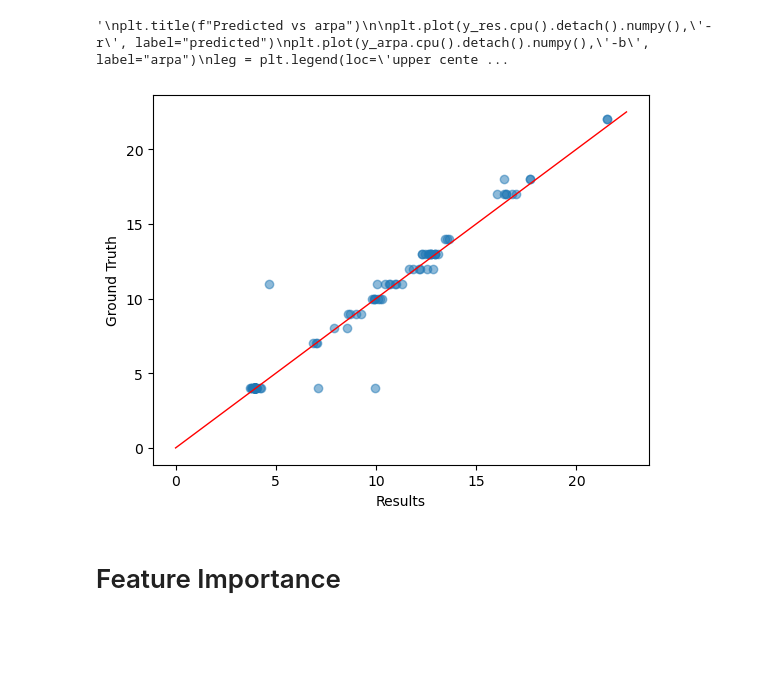
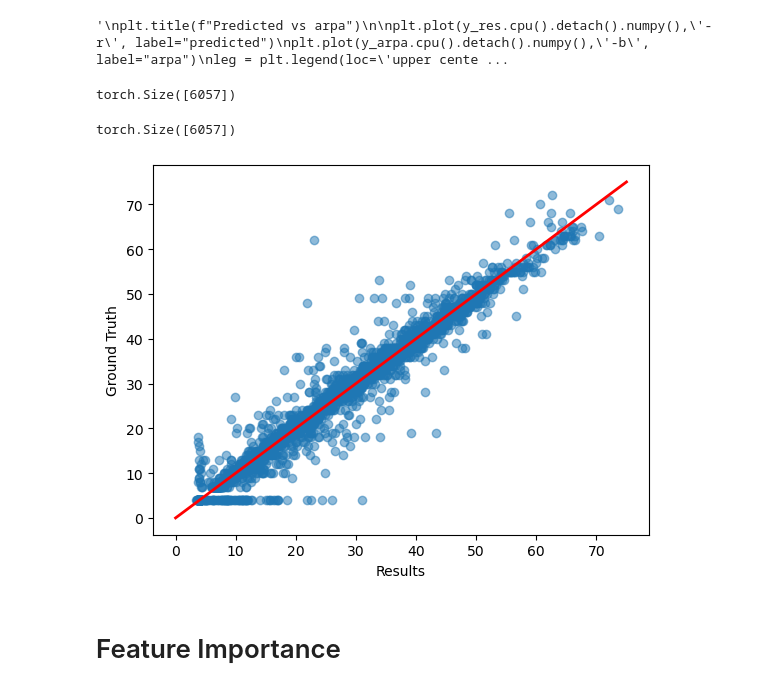
Before and after one commit to LeonardoZini/AirMLP, a Jupyter notebook: graph_mdpi.ipynb, the cells around one changed output. Drawn from its saved outputs; the diff is of its cells as text; code cells hidden in the pictures; blank space fills up the shorter version.

```diff
--- a/graph_mdpi.ipynb
+++ b/graph_mdpi.ipynb
@@ -85,9 +85,10 @@ model.eval()
 y_res = model(X_graph)
 #plot
 
+X_train, X_test, y_train, y_test = train_test_split(X,y,test_size=0.25)
 
 
-
+y_res_test = model(X_test)
 '''
 plt.title(f"Predicted vs arpa")
 
@@ -115,16 +116,24 @@ plt.show()
 '''
 # %% [output]
 '\nplt.title(f"Predicted vs arpa")\n\nplt.plot(y_res.cpu().detach().numpy(),\'-r\', label="predicted")\nplt.plot(y_arpa.cpu().detach().numpy(),\'-b\', label="arpa")\nleg = plt.legend(loc=\'upper cente ...
+# %%
+y_test.shape
+# %% [output]
+torch.Size([6057])
+# %%
+y_res_test[:,0].shape
+# %% [output]
+torch.Size([6057])
 # %%
 import numpy as np
 
-plt.scatter(y_res.cpu().detach().numpy(), y_arpa.cpu().detach().numpy(), alpha=0.5)
+plt.scatter(y_res_test[:,0].cpu().detach().numpy(), y_test.cpu().detach().numpy(), alpha=0.5)
 plt.xlabel('Results')
 plt.ylabel('Ground Truth')
-plt.plot([0, 22.5], [0, 22.5], color = 'red', linewidth = 1)
+plt.plot([0, 75], [0, 75], color = 'red', linewidth = 2)
 plt.show()
 # %% [output]
-[figure, old version]
+[figure, new version]
 # %% [markdown]
 # Feature Importance
 # %%
```
